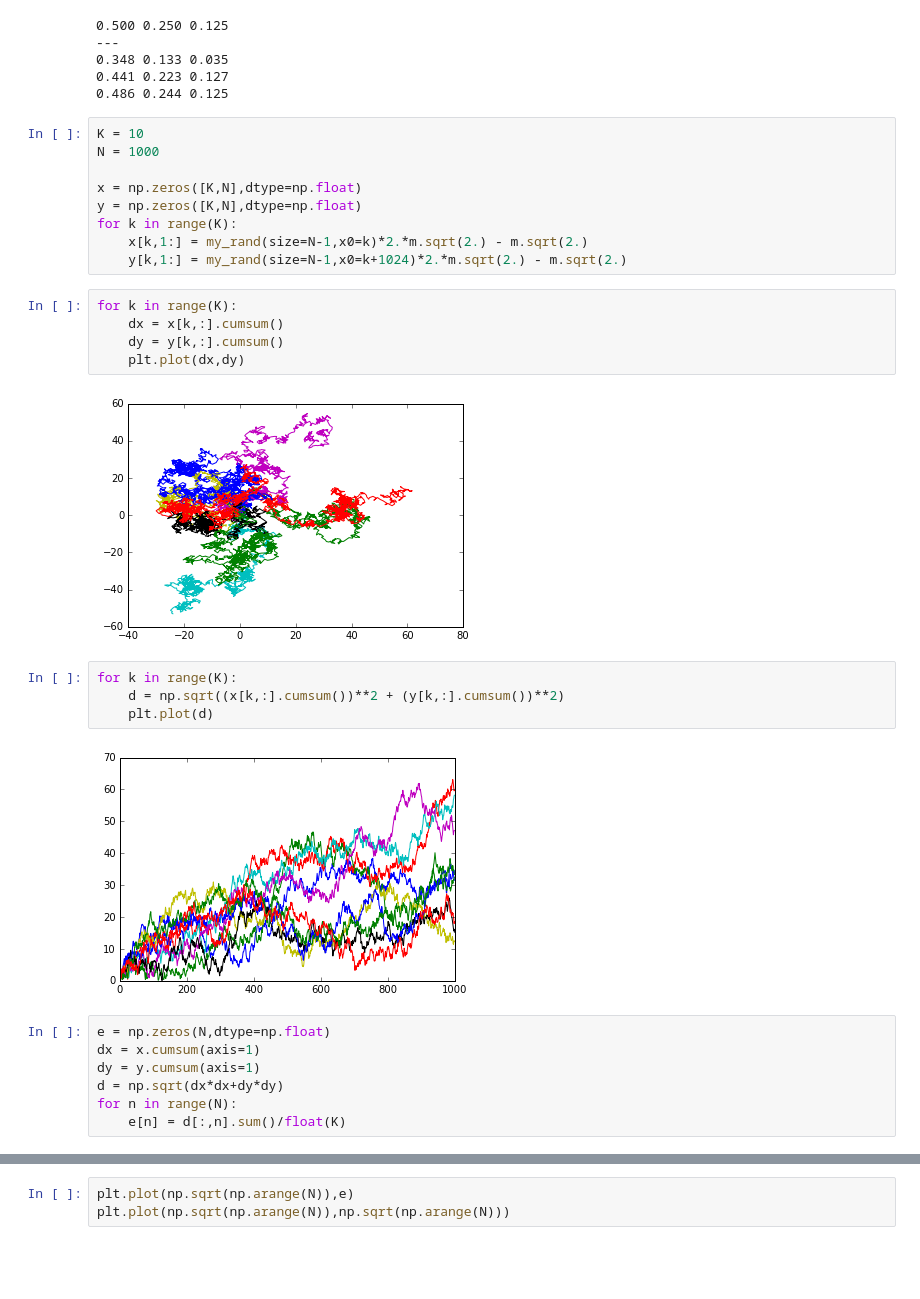
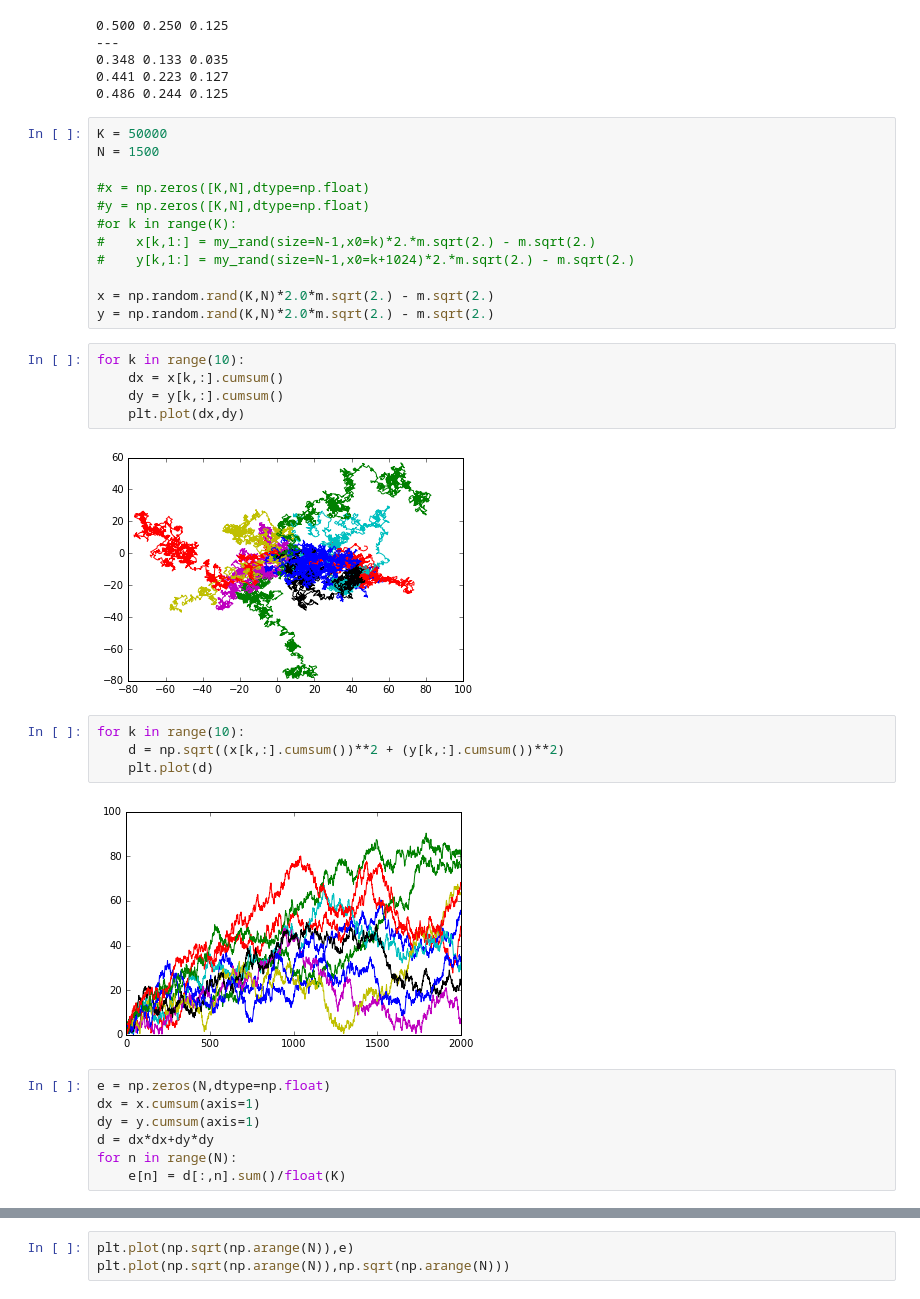
Before and after one commit to masgro/Astrostatistics, a Jupyter notebook: practicos/Practico1.ipynb, the cells around one changed output, grey strips where cells are left out. Cells and saved outputs as stored; diff of their text form; blank space fills up the shorter version.

```diff
--- a/practicos/Practico1.ipynb
+++ b/practicos/Practico1.ipynb
@@ -106,32 +106,35 @@ for size in (10,100,1000):
 0.441 0.223 0.127
 0.486 0.244 0.125
 # %%
-K = 10
-N = 1000
+K = 50000
+N = 1500
 
-x = np.zeros([K,N],dtype=np.float)
-y = np.zeros([K,N],dtype=np.float)
-for k in range(K):
-    x[k,1:] = my_rand(size=N-1,x0=k)*2.*m.sqrt(2.) - m.sqrt(2.)
-    y[k,1:] = my_rand(size=N-1,x0=k+1024)*2.*m.sqrt(2.) - m.sqrt(2.)
+#x = np.zeros([K,N],dtype=np.float)
+#y = np.zeros([K,N],dtype=np.float)
+#or k in range(K):
+#    x[k,1:] = my_rand(size=N-1,x0=k)*2.*m.sqrt(2.) - m.sqrt(2.)
+#    y[k,1:] = my_rand(size=N-1,x0=k+1024)*2.*m.sqrt(2.) - m.sqrt(2.)
+
+x = np.random.rand(K,N)*2.0*m.sqrt(2.) - m.sqrt(2.)
+y = np.random.rand(K,N)*2.0*m.sqrt(2.) - m.sqrt(2.)
 # %%
-for k in range(K):
+for k in range(10):
     dx = x[k,:].cumsum()
     dy = y[k,:].cumsum()
     plt.plot(dx,dy)
 # %% [output]
-[figure, old version]
+[figure, new version]
 # %%
-for k in range(K):
+for k in range(10):
     d = np.sqrt((x[k,:].cumsum())**2 + (y[k,:].cumsum())**2)
     plt.plot(d)
 # %% [output]
-[figure, old version]
+[figure, new version]
 # %%
 e = np.zeros(N,dtype=np.float)
 dx = x.cumsum(axis=1)
 dy = y.cumsum(axis=1)
-d = np.sqrt(dx*dx+dy*dy)
+d = dx*dx+dy*dy
 for n in range(N):
     e[n] = d[:,n].sum()/float(K)
 # %%
```
Also changed, not shown: parts of 1 cell of this notebook, 2 other files.
